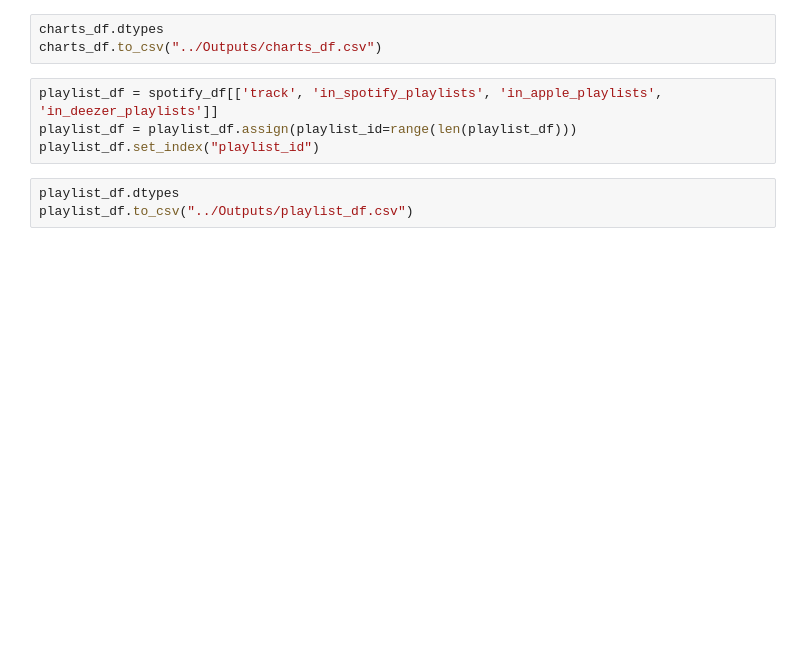
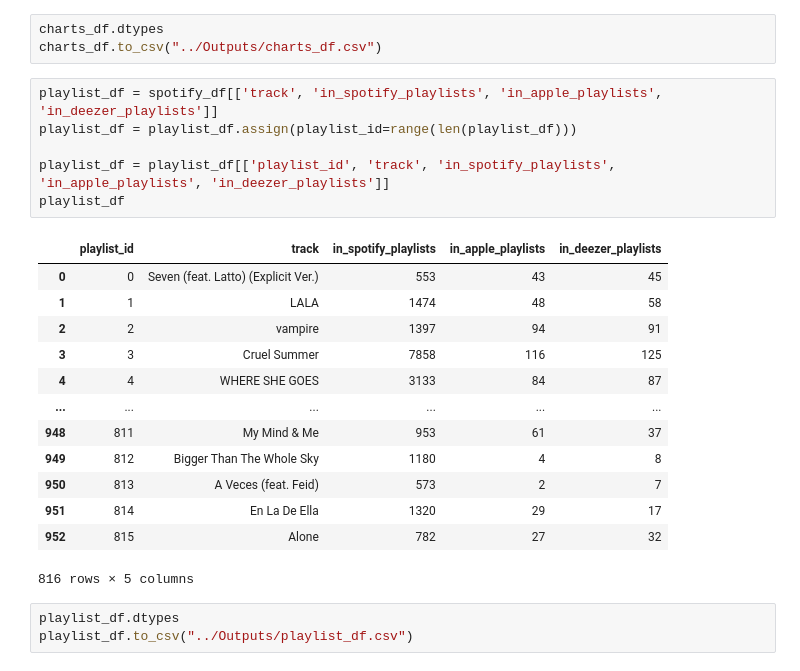
Before and after one commit to DevonNoer/Project-3, a Jupyter notebook: Project-3 Spotify/Code/cleaning.ipynb, the cells around one changed output. Cells and saved outputs as stored; diff of their text form; blank space fills up the shorter version.

```diff
--- a/Project-3 Spotify/Code/cleaning.ipynb
+++ b/Project-3 Spotify/Code/cleaning.ipynb
@@ -68,7 +127,23 @@ charts_df.to_csv("../Outputs/charts_df.csv")
 # %%
 playlist_df = spotify_df[['track', 'in_spotify_playlists', 'in_apple_playlists', 'in_deezer_playlists']]
 playlist_df = playlist_df.assign(playlist_id=range(len(playlist_df)))
-playlist_df.set_index("playlist_id")
+
+playlist_df = playlist_df[['playlist_id', 'track', 'in_spotify_playlists', 'in_apple_playlists', 'in_deezer_playlists']]
+playlist_df
+# %% [output]
+|  | playlist_id | track | in_spotify_playlists | in_apple_playlists | in_deezer_playlists |
+| 0 | 0 | Seven (feat. Latto) (Explicit Ver.) | 553 | 43 | 45 |
+| 1 | 1 | LALA | 1474 | 48 | 58 |
+| 2 | 2 | vampire | 1397 | 94 | 91 |
+| 3 | 3 | Cruel Summer | 7858 | 116 | 125 |
+| 4 | 4 | WHERE SHE GOES | 3133 | 84 | 87 |
+| ... | ... | ... | ... | ... | ... |
+| 948 | 811 | My Mind & Me | 953 | 61 | 37 |
+| 949 | 812 | Bigger Than The Whole Sky | 1180 | 4 | 8 |
+| 950 | 813 | A Veces (feat. Feid) | 573 | 2 | 7 |
+| 951 | 814 | En La De Ella | 1320 | 29 | 17 |
+| 952 | 815 | Alone | 782 | 27 | 32 |
+816 rows × 5 columns
 # %%
 playlist_df.dtypes
 playlist_df.to_csv("../Outputs/playlist_df.csv")
```
Also changed, not shown: parts of 7 cells of this notebook, 5 other files.
